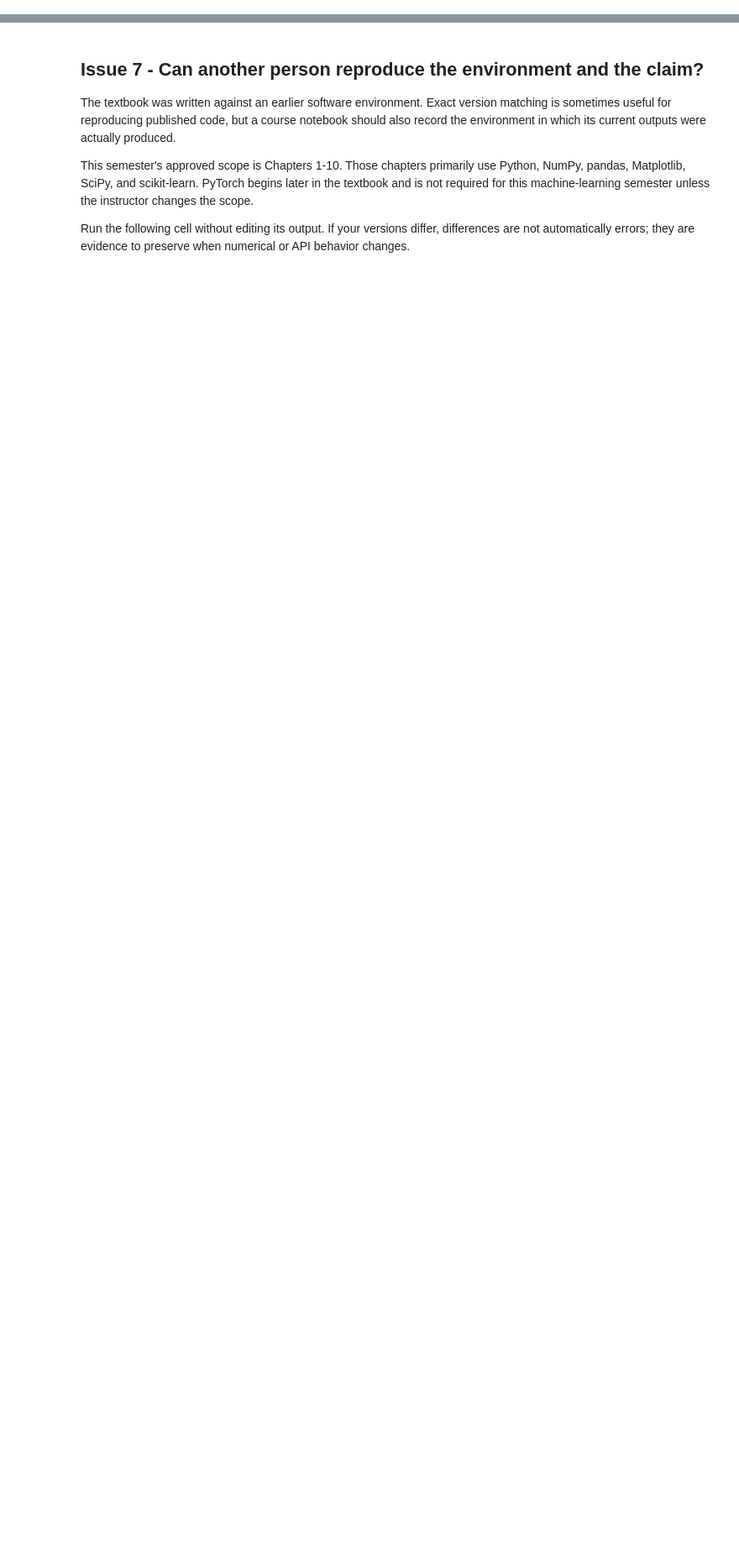
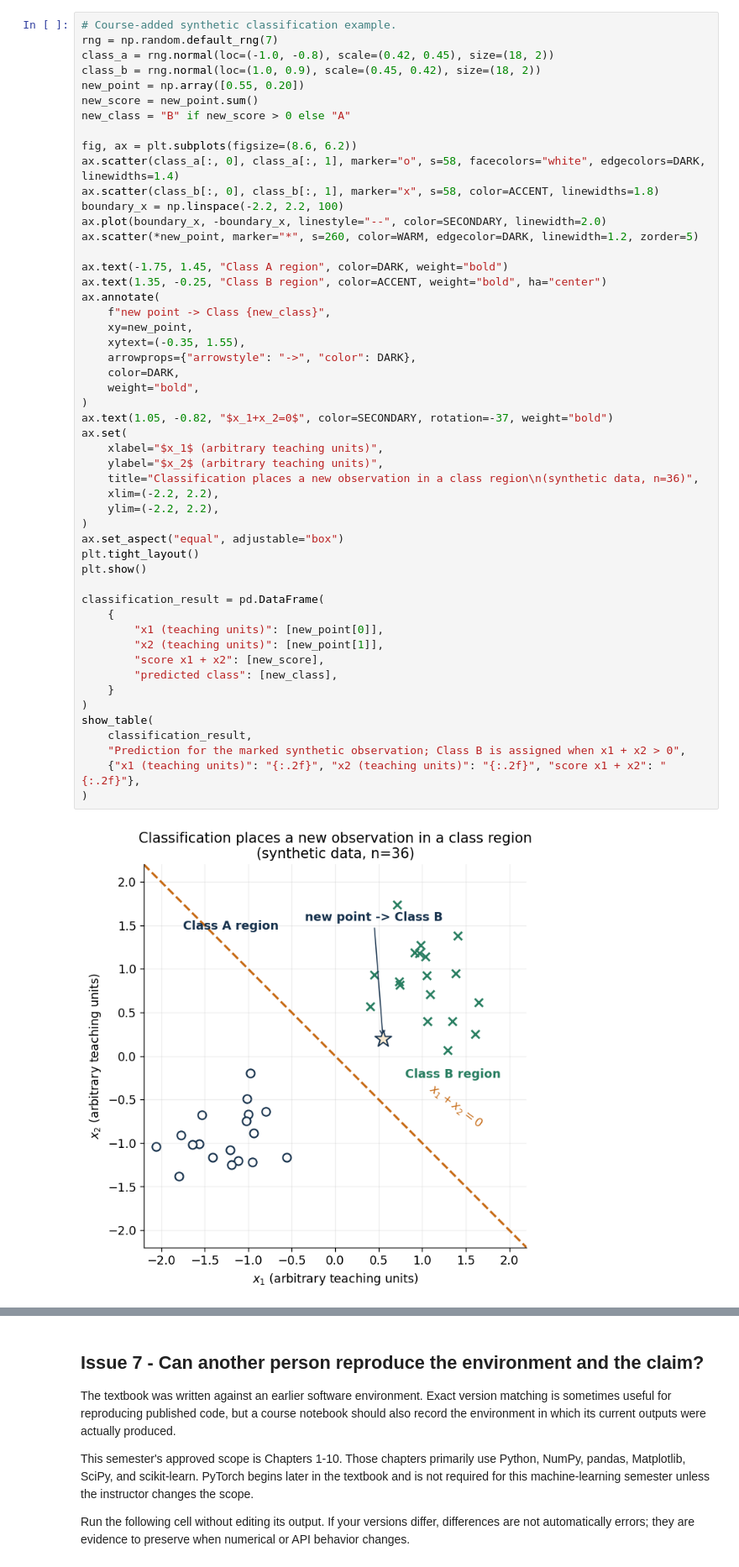
Before and after one commit to KennethWYLee/ML, a Jupyter notebook: course/ch01main.ipynb, the cells around one changed output, grey strips where cells are left out. Shown at 84% size. Drawn from its saved outputs; the diff is of its cells as text; blank space fills up the shorter version.

```diff
--- a/course/ch01main.ipynb
+++ b/course/ch01main.ipynb
@@ -847,0 +263,53 @@ Both candidates obtain validation accuracy `0.917` in this execution, although 5
+# %%
+# Course-added synthetic classification example.
+rng = np.random.default_rng(7)
+class_a = rng.normal(loc=(-1.0, -0.8), scale=(0.42, 0.45), size=(18, 2))
+class_b = rng.normal(loc=(1.0, 0.9), scale=(0.45, 0.42), size=(18, 2))
+new_point = np.array([0.55, 0.20])
+new_score = new_point.sum()
+new_class = "B" if new_score > 0 else "A"
+
+fig, ax = plt.subplots(figsize=(8.6, 6.2))
+ax.scatter(class_a[:, 0], class_a[:, 1], marker="o", s=58, facecolors="white", edgecolors=DARK, linewidths=1.4)
+ax.scatter(class_b[:, 0], class_b[:, 1], marker="x", s=58, color=ACCENT, linewidths=1.8)
+boundary_x = np.linspace(-2.2, 2.2, 100)
+ax.plot(boundary_x, -boundary_x, linestyle="--", color=SECONDARY, linewidth=2.0)
+ax.scatter(*new_point, marker="*", s=260, color=WARM, edgecolor=DARK, linewidth=1.2, zorder=5)
+
+ax.text(-1.75, 1.45, "Class A region", color=DARK, weight="bold")
+ax.text(1.35, -0.25, "Class B region", color=ACCENT, weight="bold", ha="center")
+ax.annotate(
+    f"new point -> Class {new_class}",
+    xy=new_point,
+    xytext=(-0.35, 1.55),
+    arrowprops={"arrowstyle": "->", "color": DARK},
+    color=DARK,
+    weight="bold",
+)
+ax.text(1.05, -0.82, "$x_1+x_2=0$", color=SECONDARY, rotation=-37, weight="bold")
+ax.set(
+    xlabel="$x_1$ (arbitrary teaching units)",
+    ylabel="$x_2$ (arbitrary teaching units)",
+    title="Classification places a new observation in a class region\n(synthetic data, n=36)",
+    xlim=(-2.2, 2.2),
+    ylim=(-2.2, 2.2),
+)
+ax.set_aspect("equal", adjustable="box")
+plt.tight_layout()
+plt.show()
+
+classification_result = pd.DataFrame(
+    {
+        "x1 (teaching units)": [new_point[0]],
+        "x2 (teaching units)": [new_point[1]],
+        "score x1 + x2": [new_score],
+        "predicted class": [new_class],
+    }
+)
+show_table(
+    classification_result,
+    "Prediction for the marked synthetic observation; Class B is assigned when x1 + x2 > 0",
+    {"x1 (teaching units)": "{:.2f}", "x2 (teaching units)": "{:.2f}", "score x1 + x2": "{:.2f}"},
+)
+# %% [output]
+[figure, added]
```
Also changed, not shown: parts of 73 cells of this notebook.
